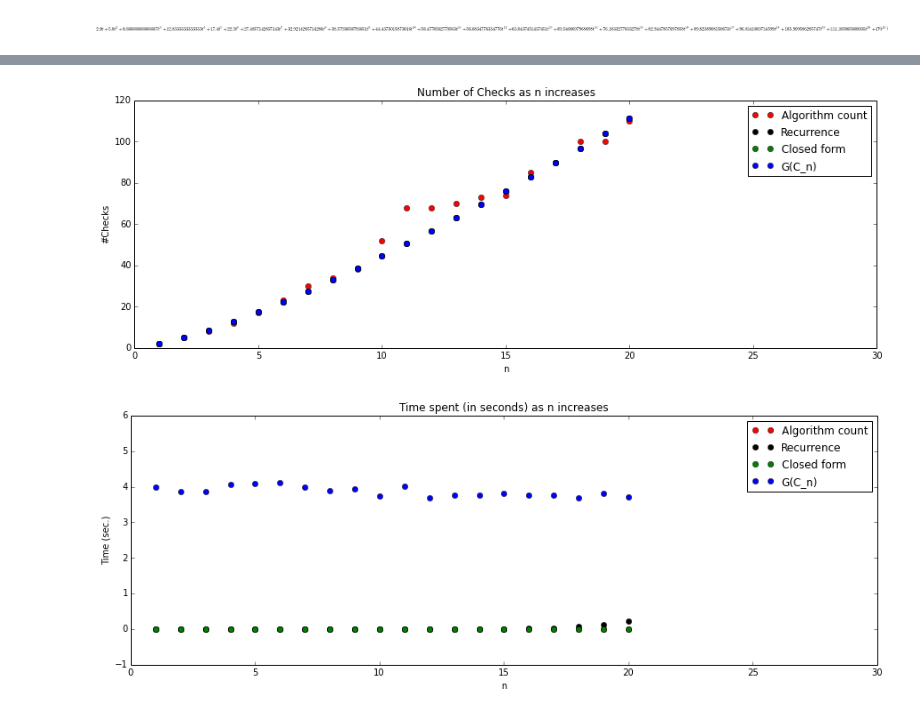
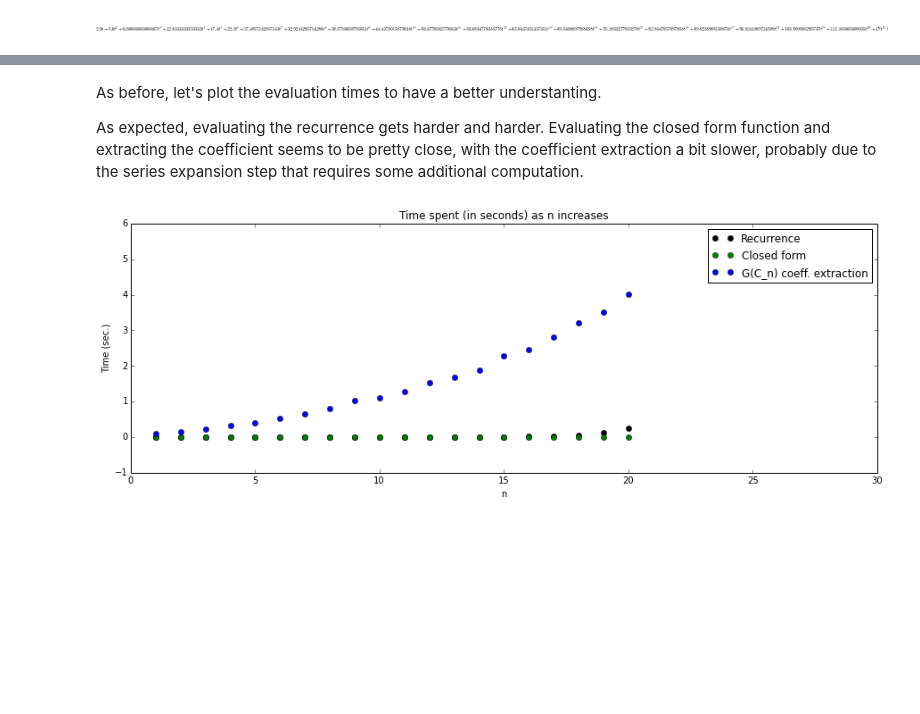
Before and after one commit to oddlord/uni, a Jupyter notebook: PAA Project.ipynb, the cells around one changed output, grey strips where cells are left out. Saved outputs shown, nothing was run; the diff lists cells and outputs as text; code cells hidden in the pictures; blank space fills up the shorter version.

```diff
--- a/Progetto PAA.ipynb
+++ b/PAA Project.ipynb
@@ -737,33 +804,16 @@ n = 20 | Algorithm count: 0.00006 s | Recurrence: 0.2333 s| Closed form: 0.00230
-# %%
-import sympy
-import matplotlib.pyplot as plt
-%matplotlib inline
-iter=zeros(20,1)
-for i in range(1,21):
-    iter[i-1]=i
-import matplotlib.pyplot as plt
-
-plt.rcParams['figure.figsize'] = 15, 5
-plt.title("Number of Checks as n increases")
-plt.xlabel("n")
-plt.ylabel("#Checks")
-plt.plot(iter, NumChecks[:,0],'ro') #red #Number of Checks related to the Quicksort Algorithm
-plt.plot(iter, NumChecks[:,1],'ko') #black #Number of Checks related to the Recurrence formula
-plt.plot(iter, NumChecks[:,2],'go') #green #Number of Checks related to the Closed-form formula
-plt.plot(iter, NumChecks[:,3],'bo') #blue #Number of Checks related to the G_form
-plt.axis([0, 30, 0, 120])
-plt.legend(['Algorithm count','Recurrence','Closed form','G(C_n)'])
-plt.show()
-plt.title("Time spent (in seconds) as n increases")
-plt.xlabel("n")
-plt.ylabel("Time (sec.)")
-plt.plot(iter, Time[:,0],'ro') #red #Time related to the Quicksort Algorithm
-plt.plot(iter, Time[:,1],'ko') #black #Time related to the Recurrence formula
-plt.plot(iter, Time[:,2],'go') #green #Time related to the Closed-form formula
-plt.plot(iter, Time[:,3],'bo') #blue #Time related to the G_form
-plt.axis([0, 30, -1, 6])
-plt.legend(['Algorithm count','Recurrence','Closed form','G(C_n)'])
-plt.show()
-# %% [output]
-[figure, removed]
-[figure, removed]
+# %% [markdown]
+As before, let's plot the evaluation times to have a better understanting.
+
+As expected, evaluating the recurrence gets harder and harder. Evaluating the closed form function and extracting the coefficient seems to be pretty close, with the coefficient extraction a bit slower, probably due to the series expansion step that requires some additional computation.
+# %%
+plt.title("Time spent (in seconds) as n increases")
+plt.xlabel("n")
+plt.ylabel("Time (sec.)")
+plt.plot(ns, times[0],'ko')
+plt.plot(ns, times[1],'go')
+plt.plot(ns, times[2],'bo')
+plt.axis([0, 30, -1, 6])
+plt.legend(['Recurrence','Closed form','G(C_n) coeff. extraction'])
+plt.show()
+# %% [output]
+[figure, added]
```
Also changed, not shown: parts of 26 cells of this notebook, 1 other file.
